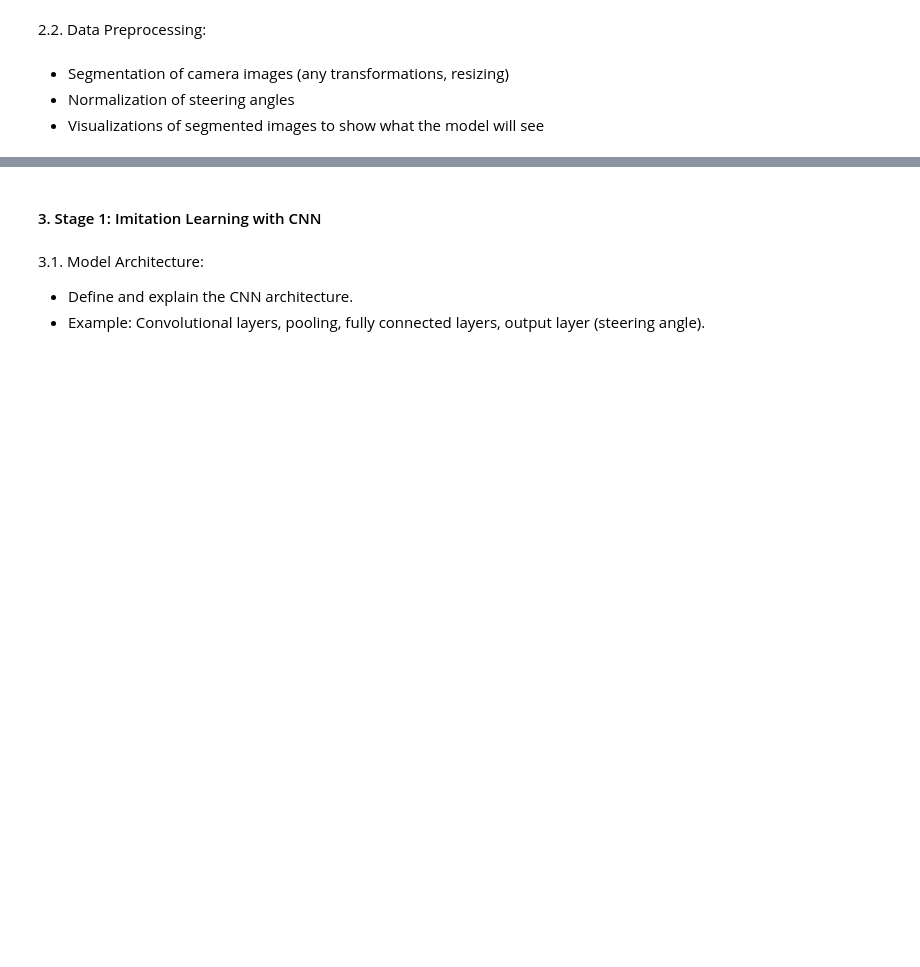
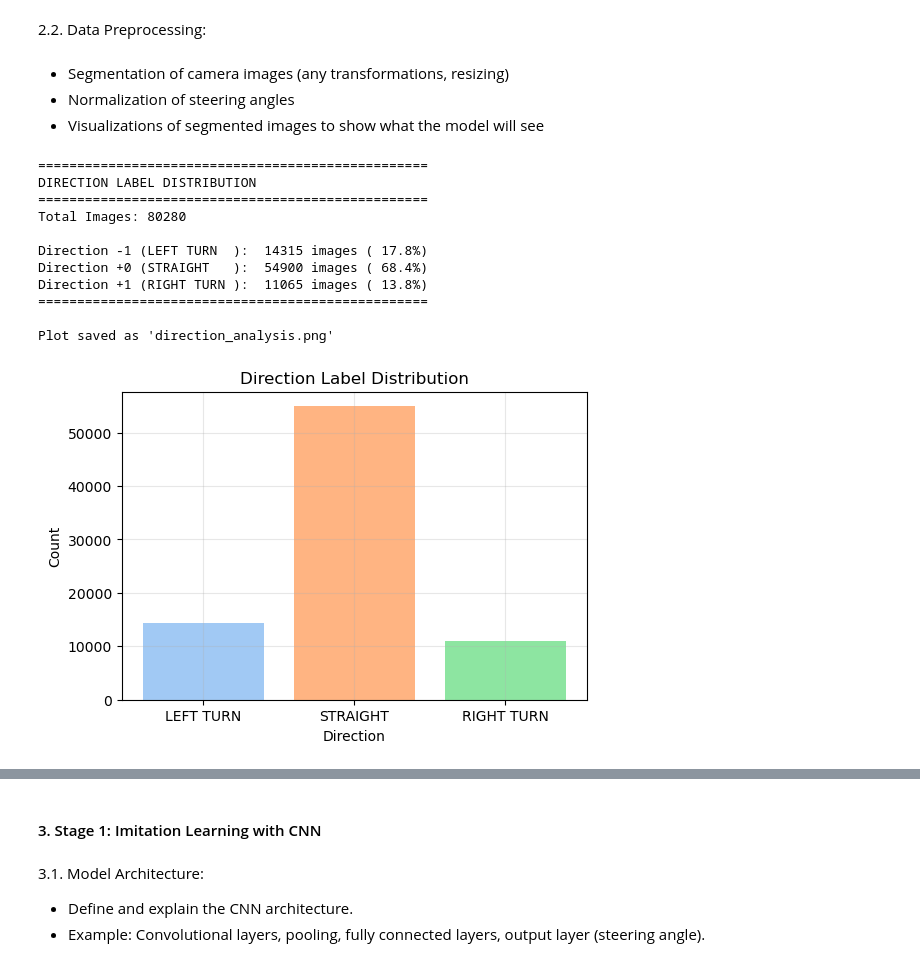
Before and after one commit to daveshenal/Imitation-Initialized-PPO, a Jupyter notebook: imitation_initialized_ppo.ipynb, the cells around one changed output, grey strips where cells are left out. Cells and saved outputs as stored; diff of their text form; code cells hidden in the pictures; blank space fills up the shorter version.

```diff
--- a/imitation_initialized_ppo.ipynb
+++ b/imitation_initialized_ppo.ipynb
@@ -787,3 +818,76 @@ except Exception as e:
 - Segmentation of camera images (any transformations, resizing)
 - Normalization of steering angles
 - Visualizations of segmented images to show what the model will see
+# %%
+import os
+import random
+import cv2
+import numpy as np
+import matplotlib.pyplot as plt
+import seaborn as sns
+from collections import Counter
+
+# Set Seaborn style to pastel
+colors = sns.color_palette("pastel")
+
+# Path to your images
+img_path = 'imgs/semantic'  # or 'imgs/rgb'
+
+# Get all filenames
+files = os.listdir(img_path)
+
+# Extract direction labels from filenames
+directions = []
+for f in files:
+    if f.endswith('.png'):
+        parts = f.split('_')
+        if len(parts) >= 2:
+            direction = int(parts[1])  # Direction is second part
+            directions.append(direction)
+
+# Count each direction
+direction_counts = Counter(directions)
+
+# Print results
+print("="*50)
+print("DIRECTION LABEL DISTRIBUTION")
+print("="*50)
+total = len(directions)
+print(f"Total Images: {total}\n")
+
+for direction in sorted(direction_counts.keys()):
+    count = direction_counts[direction]
+    percentage = (count / total) * 100
+    label_name = {-1: "LEFT TURN", 0: "STRAIGHT", 1: "RIGHT TURN"}[direction]
+    print(f"Direction {direction:+2d} ({label_name:11s}): {count:6d} images ({percentage:5.1f}%)")
+
+print("="*50)
+
+# Create a plot
+direction_labels = {-1: "LEFT TURN", 0: "STRAIGHT", 1: "RIGHT TURN"}
+labels = [direction_labels[d] for d in sorted(direction_counts.keys())]
+counts = [direction_counts[d] for d in sorted(direction_counts.keys())]
+
+plt.figure(figsize=(6, 4))
+plt.bar(labels, counts, color=colors)
+plt.xlabel('Direction')
+plt.ylabel('Count')
+plt.title('Direction Label Distribution')
+plt.grid(True, alpha=0.3)
+
+plt.savefig('analysis_plots/direction_analysis.png', dpi=150)
+print("\nPlot saved as 'direction_analysis.png'")
+plt.show()
+# %% [output]
+==================================================
+DIRECTION LABEL DISTRIBUTION
+==================================================
+Total Images: 80280
+
+Direction -1 (LEFT TURN  ):  14315 images ( 17.8%)
+Direction +0 (STRAIGHT   ):  54900 images ( 68.4%)
+Direction +1 (RIGHT TURN ):  11065 images ( 13.8%)
+==================================================
+
+Plot saved as 'direction_analysis.png'
+[figure, added]
```
Also changed, not shown: parts of 17 cells of this notebook, 3 other files.
